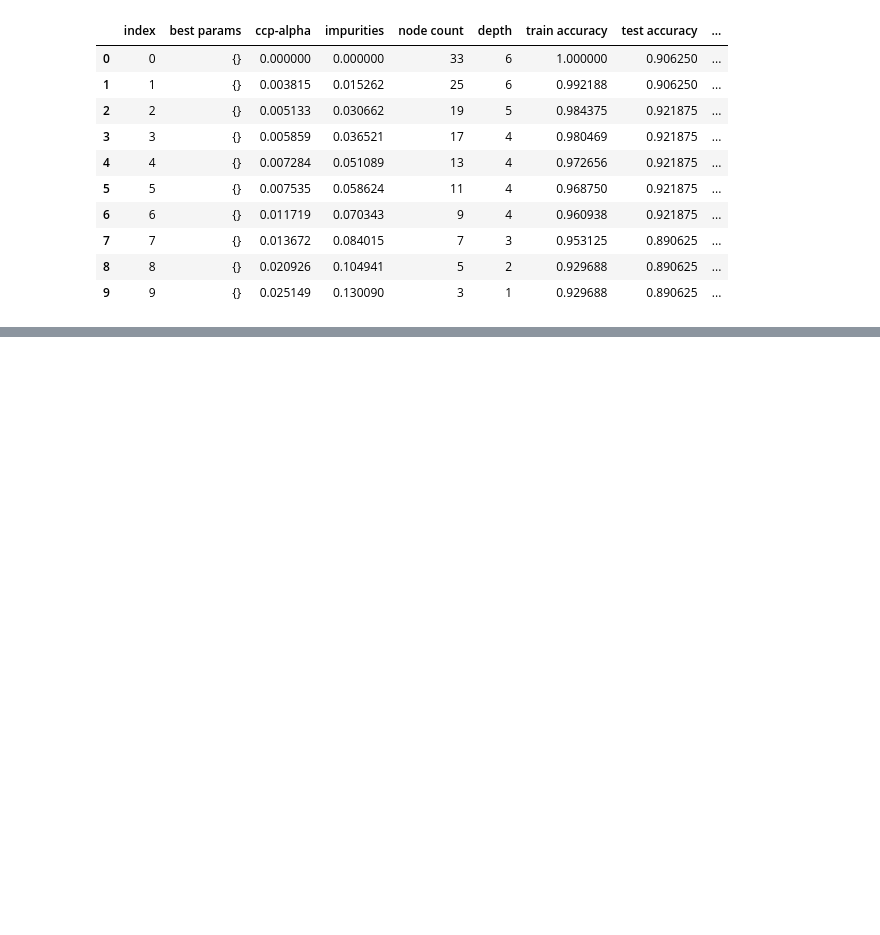
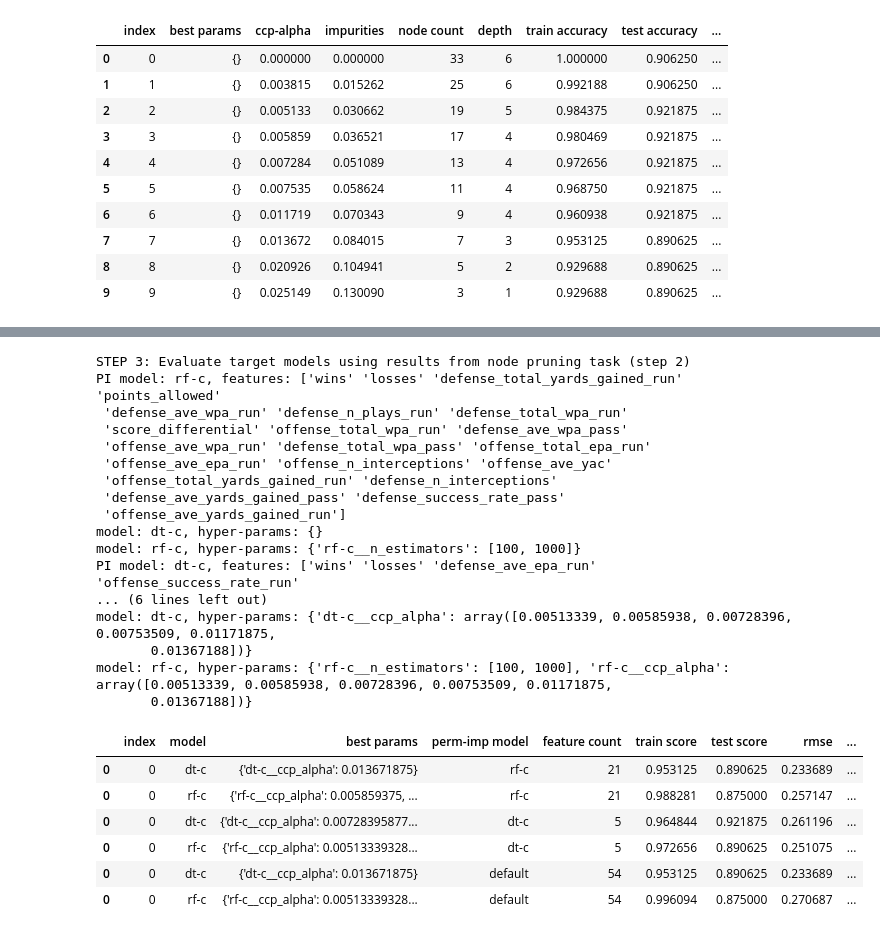
Before and after one commit to codemonkey1101/ucb-mlai-capstone, a Jupyter notebook: feature_evaluation.ipynb, the cells around one changed output, grey strips where cells are left out. Cells and saved outputs as stored; diff of their text form; code cells hidden in the pictures; blank space fills up the shorter version.

```diff
--- a/feature_evaluation.ipynb
+++ b/feature_evaluation.ipynb
@@ -584,17 +607,13 @@ def createSelectedFeatureList(X_train, y_train, X_test, y_test, model_name, mode
     return results_df
 # %%
 # models being evaluated
-feature_select_hypermodels = {
+tree_models = {
     'dt-c': (DecisionTreeClassifier(random_state=42), {
-                                                    'dt-c__criterion': ['gini', 'entropy', 'log_loss'],
-                                                    'dt-c__splitter' : ['best', 'random'],
-                                                    'rf-c__monotonic_cst': [-1, 0, 1],
-                                                    'rf-c__class_weight': [None, 'balanced', 'balanced_subsample']
+                                                    # 'dt-c__criterion': ['gini', 'entropy', 'log_loss'],
+                                                    # 'dt-c__splitter' : ['best', 'random']
                                                 }),
     'rf-c': (RandomForestClassifier(random_state=42, n_jobs=-1), {
                                                     'rf-c__n_estimators': [100, 1000],
-                                                    'rf-c__criterion': ['gini', 'entropy', 'log_loss'],
-                                                    'rf-c__monotonic_cst': [-1, 0, 1],
-                                                    'rf-c__class_weight': [None, 'balanced', 'balanced_subsample']
-                                                })
+                                                    # 'rf-c__criterion': ['gini', 'entropy', 'log_loss']
+                                                }),
 }
@@ -606 +620,42 @@ dt_optimal_features_df
+# %%
+''
+# STEP 3: Evaluate target models RandomForestClassifier and DecisionTreeClassifier
+print("STEP 3: Evaluate target models using results from node pruning task (step 2)")
+all_model_eval_results_df = pd.DataFrame()
+for pi_model_name, feature_list in step1_perm_imp_selected_features.items() :
+    print(f"PI model: {pi_model_name}, features: {feature_list}")
+    for model_name, (model, hyperparams) in tree_models.items() :
+        print(f"model: {model_name}, hyper-params: {hyperparams}")
+        model_eval_results_df = evaluateModel(model_name, model, hyperparams
+                                            , step2_pruning_path_results_df.query("`ccp-alpha` >= 0.005133 and `ccp-alpha` <= 0.013672")['ccp-alpha'].to_numpy()
+                                            , X_lte_2020, y_lte_2020_encoded, X_gt_2020, y_gt_2020_encoded
+                                            , pi_model_name, feature_list)
+        all_model_eval_results_df = pd.concat([all_model_eval_results_df, model_eval_results_df])
+
+all_model_eval_results_df
+# %% [output]
+STEP 3: Evaluate target models using results from node pruning task (step 2)
+PI model: rf-c, features: ['wins' 'losses' 'defense_total_yards_gained_run' 'points_allowed'
+ 'defense_ave_wpa_run' 'defense_n_plays_run' 'defense_total_wpa_run'
+ 'score_differential' 'offense_total_wpa_run' 'defense_ave_wpa_pass'
+ 'offense_ave_wpa_run' 'defense_total_wpa_pass' 'offense_total_epa_run'
+ 'offense_ave_epa_run' 'offense_n_interceptions' 'offense_ave_yac'
+ 'offense_total_yards_gained_run' 'defense_n_interceptions'
+ 'defense_ave_yards_gained_pass' 'defense_success_rate_pass'
+ 'offense_ave_yards_gained_run']
+model: dt-c, hyper-params: {}
+model: rf-c, hyper-params: {'rf-c__n_estimators': [100, 1000]}
+PI model: dt-c, features: ['wins' 'losses' 'defense_ave_epa_run' 'offense_success_rate_run'
+... (6 lines left out)
+model: dt-c, hyper-params: {'dt-c__ccp_alpha': array([0.00513339, 0.00585938, 0.00728396, 0.00753509, 0.01171875,
+       0.01367188])}
+model: rf-c, hyper-params: {'rf-c__n_estimators': [100, 1000], 'rf-c__ccp_alpha': array([0.00513339, 0.00585938, 0.00728396, 0.00753509, 0.01171875,
+       0.01367188])}
+|  | index | model | best params | perm-imp model | feature count | train score | test score | rmse | ... |
+| 0 | 0 | dt-c | {'dt-c__ccp_alpha': 0.013671875} | rf-c | 21 | 0.953125 | 0.890625 | 0.233689 | ... |
+| 0 | 0 | rf-c | {'rf-c__ccp_alpha': 0.005859375, ... | rf-c | 21 | 0.988281 | 0.875000 | 0.257147 | ... |
+| 0 | 0 | dt-c | {'dt-c__ccp_alpha': 0.00728395877... | dt-c | 5 | 0.964844 | 0.921875 | 0.261196 | ... |
+| 0 | 0 | rf-c | {'rf-c__ccp_alpha': 0.00513339328... | dt-c | 5 | 0.972656 | 0.890625 | 0.251075 | ... |
+| 0 | 0 | dt-c | {'dt-c__ccp_alpha': 0.013671875} | default | 54 | 0.953125 | 0.890625 | 0.233689 | ... |
+| 0 | 0 | rf-c | {'rf-c__ccp_alpha': 0.00513339328... | default | 54 | 0.996094 | 0.875000 | 0.270687 | ... |
 # %%
```
Also changed, not shown: parts of 17 cells of this notebook, 2 other files.
